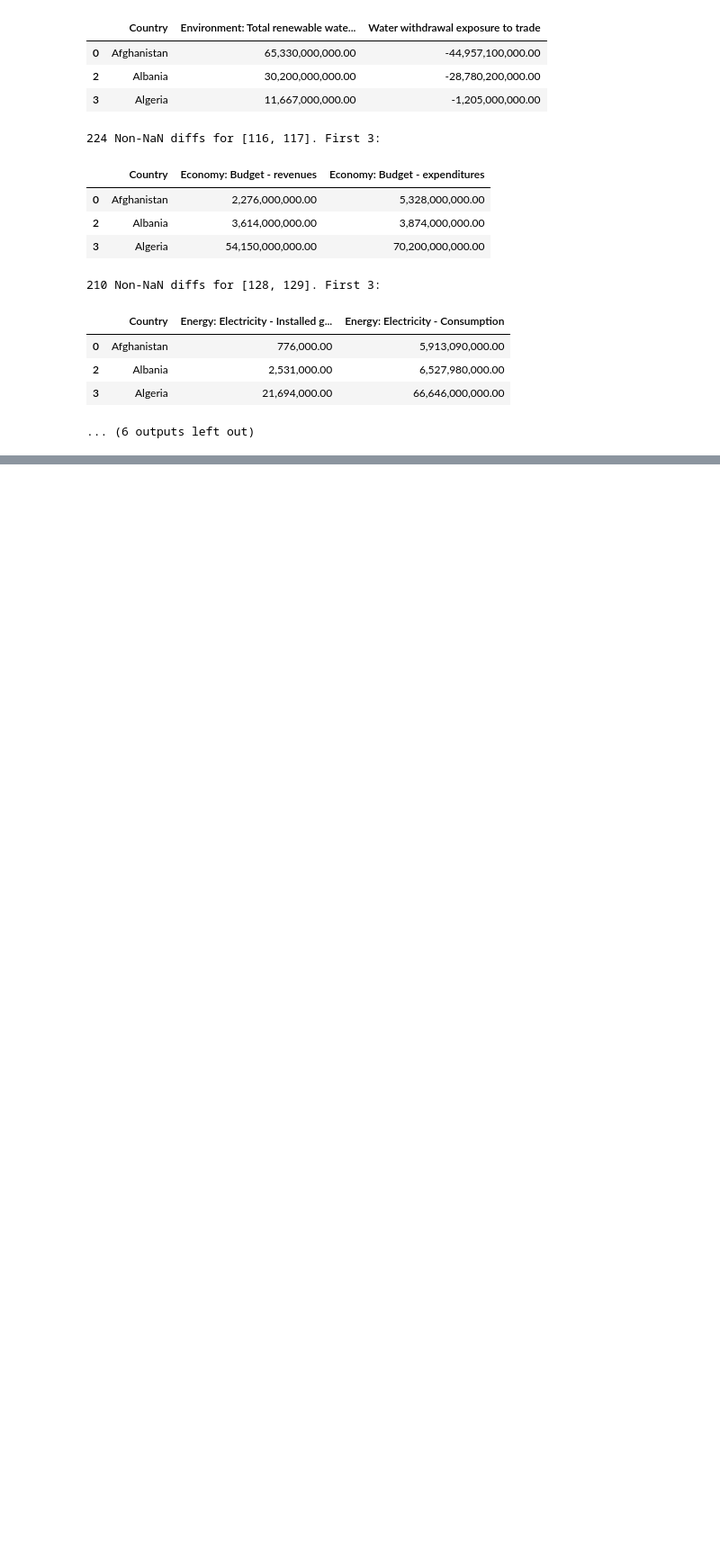
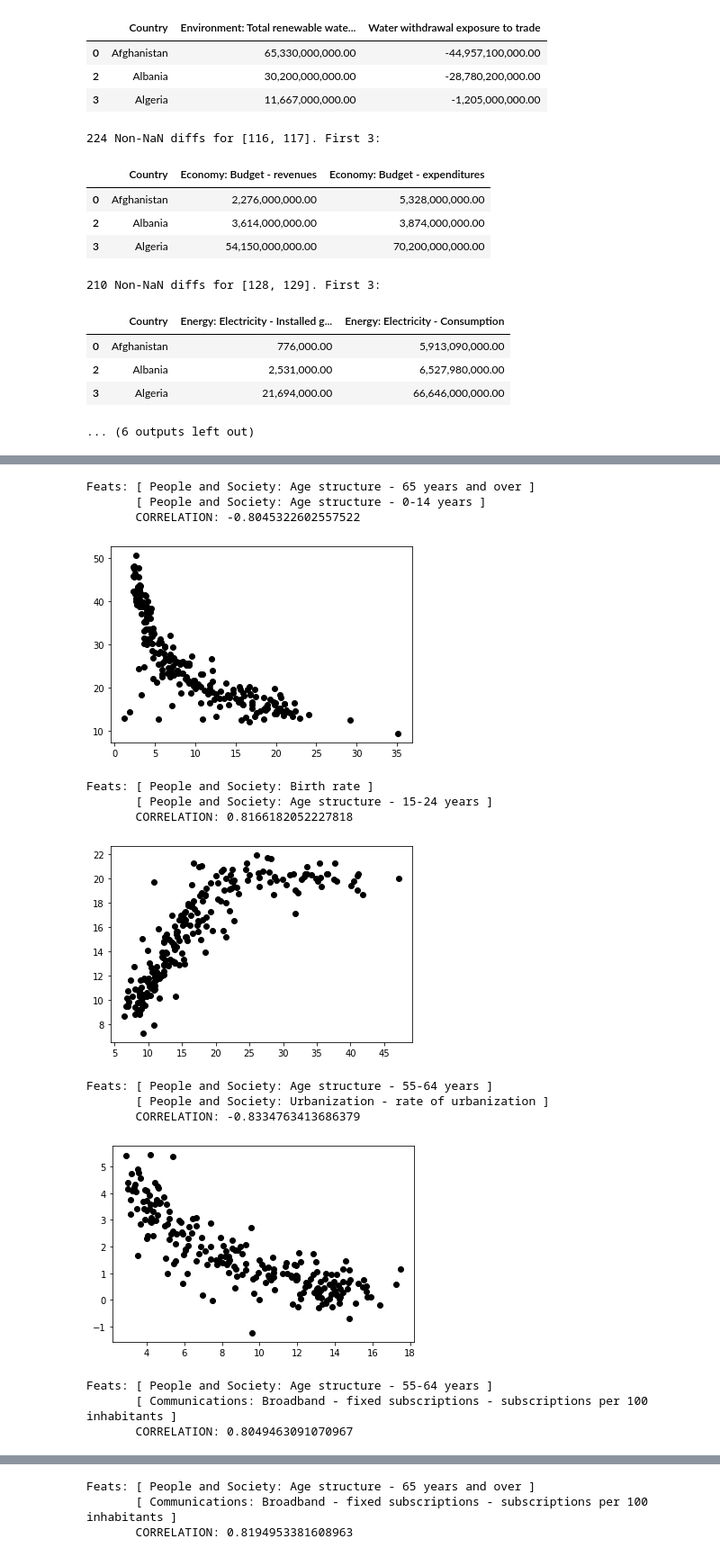
Before and after one commit to romstroller/ciaFactbook, a Jupyter notebook: ciaFBtest.ipynb, the cells around one changed output, grey strips where cells are left out. Shown at 90% size. Saved outputs shown, nothing was run; the diff lists cells and outputs as text; code cells hidden in the pictures; blank space fills up the shorter version.

```diff
--- a/ciaFBtest.ipynb
+++ b/ciaFBtest.ipynb
@@ -1423,0 +1474,60 @@ Feats: [ Energy: Electricity - Installed generating capacity ]
+# %%
+# Birth, age and mortality
+
+# Tasty curvilinear distribution evident here;
+#   ++%pop==65+ has neatly acute-to-flat negative correl. with ++%pop==<15
+#   "The most juniors (50%) is strongly matched with the least seniors (<5%),
+#       a correlation that quickly flattens out when %juniors gets below 20%
+plotScttr( df, [
+    'People and Society: Age structure - 65 years and over',
+    'People and Society: Age structure - 0-14 years' ] )
+
+# The strong association of "higher birthrate with a bigger proportion of the
+#   pop%15-24yo" rapidly decreases after the birthrate hits around 20%;
+#   after this point, that segment is relatively stable for higher birthrates.
+plotScttr( df, [
+    'People and Society: Birth rate',
+    'People and Society: Age structure - 15-24 years' ] )
+
+# "Older pop = lower urb'stn" (curvilinear) yet more br'band subs"
+plotScttr( df, [
+    'People and Society: Age structure - 55-64 years',
+    'People and Society: Urbanization - rate of urbanization' ] )
+plotScttr( df, [
+    'People and Society: Age structure - 55-64 years',
+    f'Communications: Broadband - fixed subscriptions - '
+    f'subscriptions per 100 inhabitants' ] )
+plotScttr( df, [
+    'People and Society: Age structure - 65 years and over',
+    f'Communications: Broadband - fixed subscriptions - subscriptions '
+    f'per 100 inhabitants' ] )
+# Higher med. age = +physicians, -fertility, +broadband subscriptions
+
+# Mothers are older in richer countries;
+#   acutely so for gdp<"40000", then immediately flattening out
+plotScttr( df, [
+    "Economy: Real GDP per capita",
+    "People and Society: Mother's mean age at first birth" ] )
+
+# An insight for the bottom-ten countries for female school-life expectancy:
+#   Educating women is strongly correlated with male birth survival.
+plotScttr( df, [
+    f'People and Society: School life expectancy '
+    f'(primary to tertiary education) - female',
+    'People and Society: Infant mortality rate - male' ] )
+# %% [output]
+Feats: [ People and Society: Age structure - 65 years and over ]
+       [ People and Society: Age structure - 0-14 years ]
+       CORRELATION: -0.8045322602557522
+[figure, added]
+Feats: [ People and Society: Birth rate ]
+       [ People and Society: Age structure - 15-24 years ]
+       CORRELATION: 0.8166182052227818
+[figure, added]
+Feats: [ People and Society: Age structure - 55-64 years ]
+       [ People and Society: Urbanization - rate of urbanization ]
+       CORRELATION: -0.8334763413686379
+[figure, added]
+Feats: [ People and Society: Age structure - 55-64 years ]
+       [ Communications: Broadband - fixed subscriptions - subscriptions per 100 inhabitants ]
+       CORRELATION: 0.8049463091070967
@@ -1423,0 +1535,3 @@ Feats: [ Energy: Electricity - Installed generating capacity ]
+Feats: [ People and Society: Age structure - 65 years and over ]
+       [ Communications: Broadband - fixed subscriptions - subscriptions per 100 inhabitants ]
+       CORRELATION: 0.8194953381608963
```
Also changed, not shown: parts of 7 cells of this notebook.
